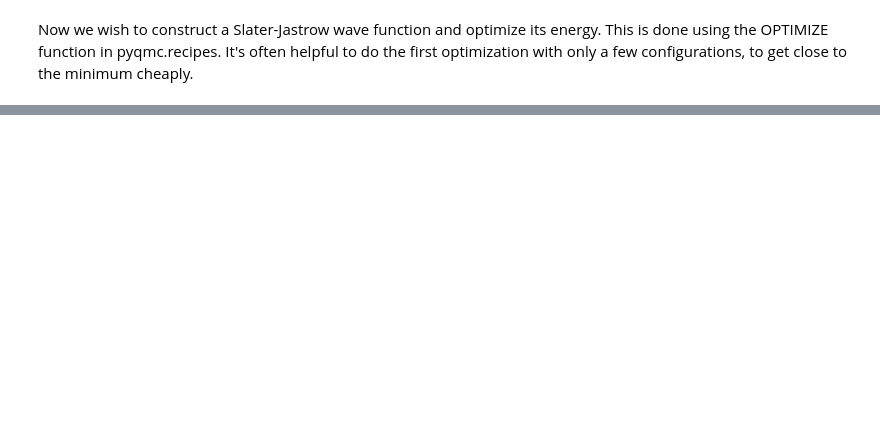
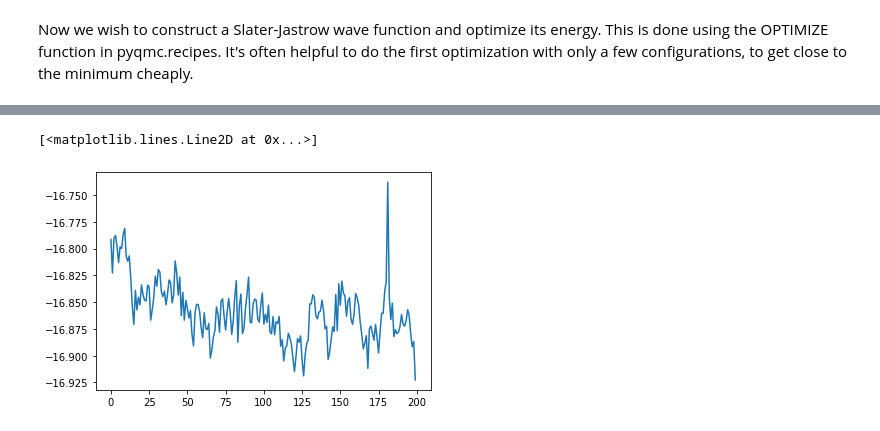
Before and after one commit to WagnerGroup/pyqmc, a Jupyter notebook: examples/tutorial.ipynb, the cells around one changed output, grey strips where cells are left out. Drawn from its saved outputs; the diff is of its cells as text; code cells hidden in the pictures; blank space fills up the shorter version.

```diff
--- a/examples/tutorial.ipynb
+++ b/examples/tutorial.ipynb
@@ -126 +127,9 @@ energy -16.905811494695456 eref -16.859533488280626 sigma(w) 0.02373894603143281
+# %%
+with h5py.File("h2o_sj_dmc_800.hdf5") as f:
+    en = f['energytotal'][...]
+
+plt.plot(en)
+# %% [output]
+[<matplotlib.lines.Line2D at 0x...>]
+[figure, added]
 # %%
```
Also changed, not shown: parts of 9 cells of this notebook, 3 other files.
